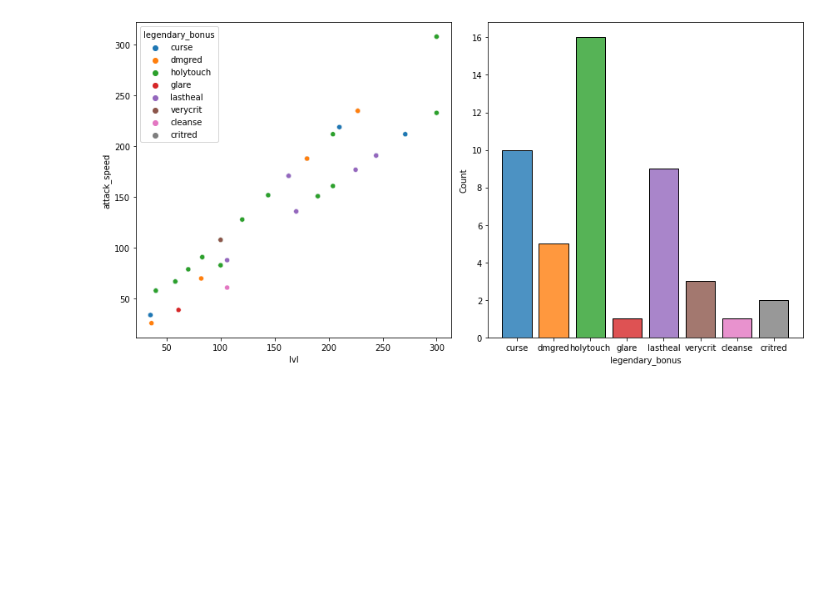
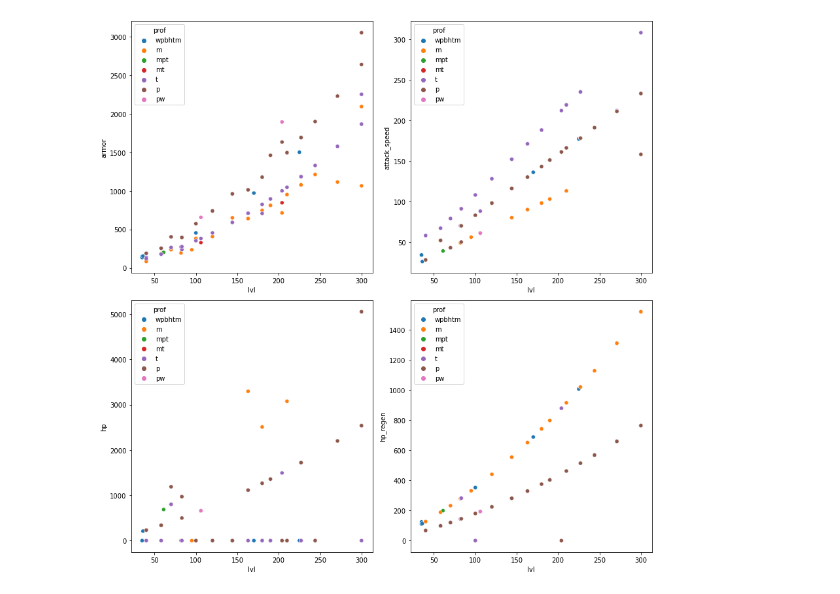
Before and after one commit to nyckoo/margocore, a Jupyter notebook: stats.ipynb, the cells around one changed output. Saved outputs shown, nothing was run; the diff lists cells and outputs as text; code cells hidden in the pictures; blank space fills up the shorter version.

```diff
--- a/stats.ipynb
+++ b/stats.ipynb
@@ -4,10 +4,11 @@ from pprint import pprint
 import pandas as pd
 import ast
 
-# Stats to be mined from item database along with their types
-
+# Stats to be mined from item .csv database along with their types
 stats = {
     'legendary_bonus' : 'object',
+    'hp' : 'int',
+    'hp_regen' : 'int',
     'attack_speed' : 'int',
     'armor' : 'int',
     'all_features' : 'int',
@@ -17,13 +18,14 @@ stats = {
 }
 
 # Item extractor for choosen stats, returns dataframe
-
+# Returns dictionary of proffesions & their armors
+# Hardcoded for armors item-type only for now
 def extractItemStats(stats : dict):
     armor_dfs = {}
     for key, val in proffesions.items():
         df = pd.read_csv(f'items/legendary/{val}_Zbroje.csv')
         item_stats = list(df['stats'])
-        df = df.drop(columns=['prof', 'type', 'stats'])
+        df = df.drop(columns=['type', 'stats'])
         stores = {k: [] for k in stats.keys()}
         for el in item_stats:
             # Convert string into a dictionary using ast (Abstract Syntax Tree)
@@ -69,0 +44,21 @@ sns.relplot(data=tracker_df, x='lvl', y='armor')
+# %%
+# Result of above method on magical proffesions dfs
+
+armor_dfs = extractItemStats(stats)
+#armor_dfs['t'].dtypes
+
+# Create proffesions list-object for further joining items of different proffesions
+
+magic_profs = [armor_dfs[x] for x in 'mtp']
+#magic_profs_df.set_index('name')
+
+# Concatenate dfs into one containing all records
+magic_profs_df = pd.concat(magic_profs)
+
+# Drop rows duplicates
+magic_profs_df = magic_profs_df.drop_duplicates(subset=['name'])
+
+# Getting rid of lvl after comma in "legbon" column
+magic_profs_df['legendary_bonus'] = magic_profs_df['legendary_bonus'].apply(lambda x: x.split(',')[0]).astype('str')
+
+magic_profs_df
@@ -70,9 +79,16 @@ sns.relplot(data=tracker_df, x='lvl', y='armor')
 # %%
 import matplotlib.pyplot as plt
+import seaborn as sns
 
-f, axs = plt.subplots(1, 2, figsize=(12, 6))
-sns.scatterplot(data=tracker_df, x="lvl", y="attack_speed", hue="legendary_bonus", ax=axs[0])
-sns.histplot(data=tracker_df, x="legendary_bonus", hue="legendary_bonus", shrink=.8, alpha=.8, legend=False, ax=axs[1])
+# Scatter plots showing relation of various stats to lvl
+f, axs = plt.subplots(2, 2, figsize=(12, 12))
+
+sns.scatterplot(data=magic_profs_df, x='lvl', y='armor', hue='prof', ax=axs[0][0])
+sns.scatterplot(data=magic_profs_df, x='lvl', y='attack_speed', hue='prof', ax=axs[0][1])
+
+sns.scatterplot(data=magic_profs_df, x='lvl', y='hp', hue='prof', ax=axs[1][0])
+sns.scatterplot(data=magic_profs_df, x='lvl', y='hp_regen', hue='prof', ax=axs[1][1])
+
 f.tight_layout()
 # %% [output]
-[figure, old version]
+[figure, new version]
```
Also changed, not shown: parts of 12 cells of this notebook, 2 other files.
